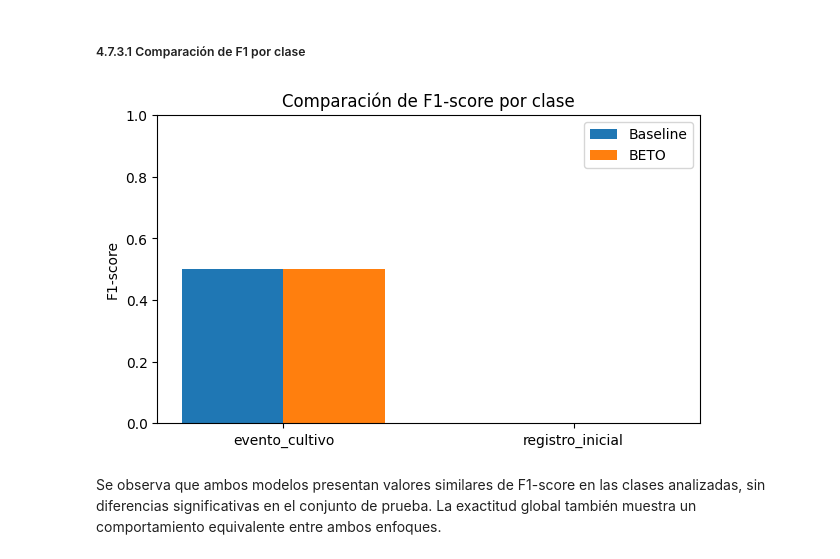
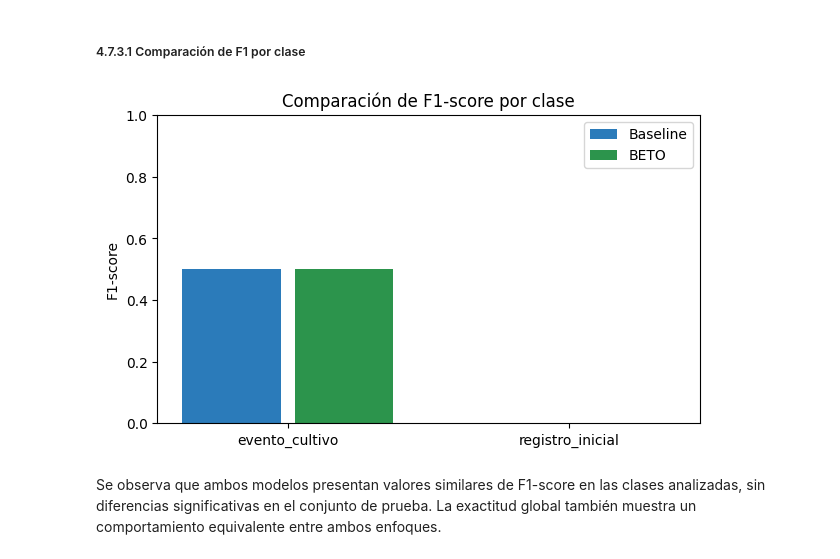
Before and after one commit to JMPinillos/agri-voice-ai, a Jupyter notebook: notebooks/03_nlp_processing/nlp_processing.ipynb, the cells around one changed output. Cells and saved outputs as stored; diff of their text form; code cells hidden in the pictures.

```diff
--- a/notebooks/03_nlp_processing/nlp_processing.ipynb
+++ b/notebooks/03_nlp_processing/nlp_processing.ipynb
@@ -574,27 +580,40 @@ En esta fase preliminar, los resultados deben interpretarse con cautela debido a
 # %% [markdown]
 ##### 4.7.3.1 Comparación de F1 por clase
 # %%
+# Clases del problema
 classes = list(label_encoder.classes_)
 
+# Extracción de métricas F1 desde los reportes
 f1_baseline = [report_baseline[c]["f1-score"] for c in classes]
 f1_beto = [report_beto[c]["f1-score"] for c in classes]
 
+# Posiciones en el eje X
 x = np.arange(len(classes))
 width = 0.35
+gap = 0.05 # separación adicional entre barras
 
+# Se utilizan tonos derivados de las paletas de seaborn ("Blues" y "Greens")
+color_baseline = sns.color_palette("Blues")[4]
+color_beto = sns.color_palette("Greens")[4]
+
+# Construcción del gráfico de barras
 plt.figure(figsize=(7,4))
-plt.bar(x - width/2, f1_baseline, width, label="Baseline")
-plt.bar(x + width/2, f1_beto, width, label="BETO")
 
+plt.bar(x - width/2 - gap/2, f1_baseline, width, label="Baseline", color=color_baseline)
+plt.bar(x + width/2 + gap/2, f1_beto, width, label="BETO", color=color_beto)
+
+# Configuración de ejes y etiquetas
 plt.xticks(x, classes)
 plt.ylabel("F1-score")
 plt.title("Comparación de F1-score por clase")
-plt.legend()
 plt.ylim(0,1)
 
+# Leyenda para identificar modelos
+plt.legend()
+
 plt.show()
 # %% [output]
-[figure, old version]
+[figure, new version]
 # %% [markdown]
 Se observa que ambos modelos presentan valores similares de F1-score en las clases analizadas, sin diferencias significativas en el conjunto de prueba. La exactitud global también muestra un comportamiento equivalente entre ambos enfoques.
 # %% [markdown]
```
Also changed, not shown: parts of 19 cells of this notebook.
